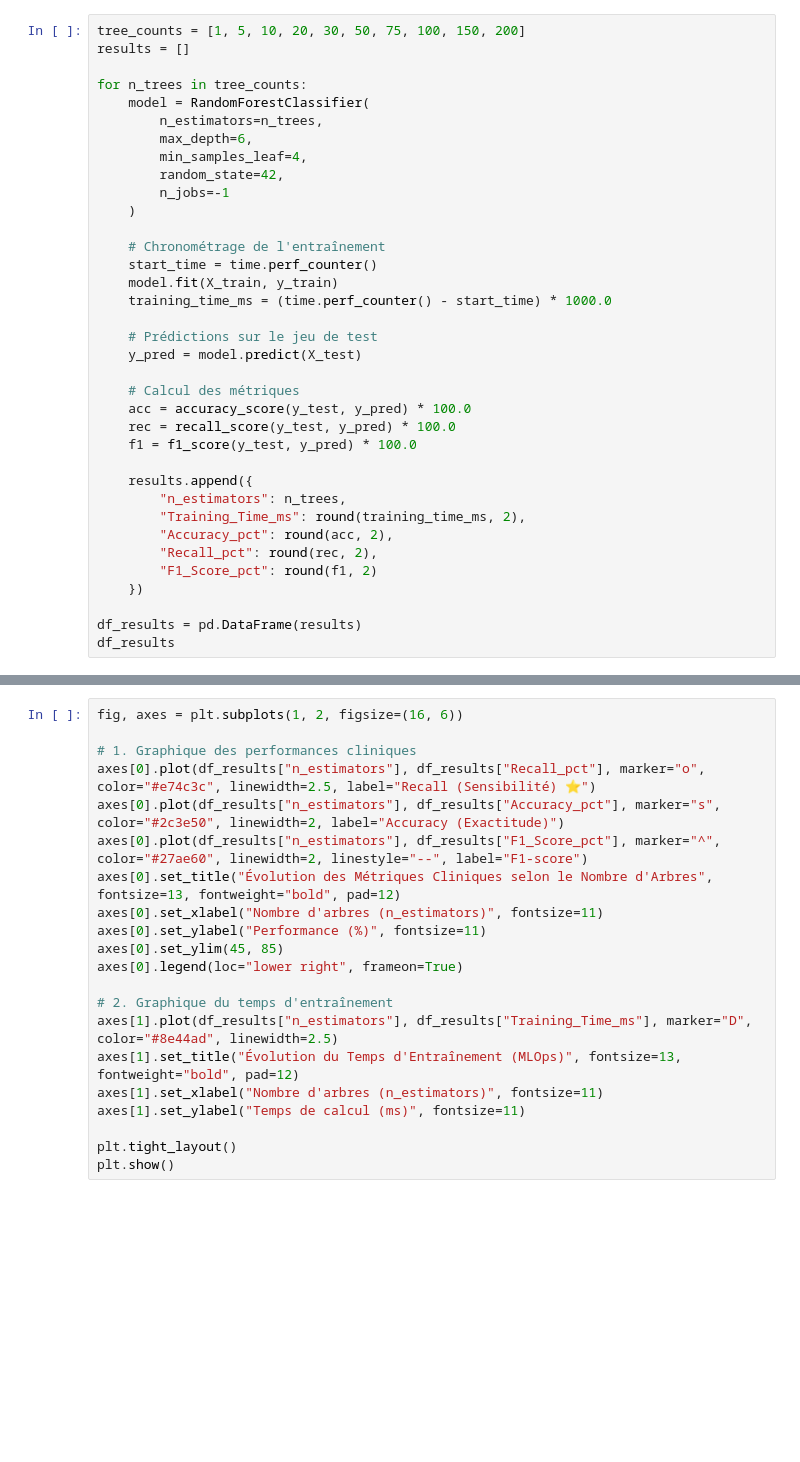
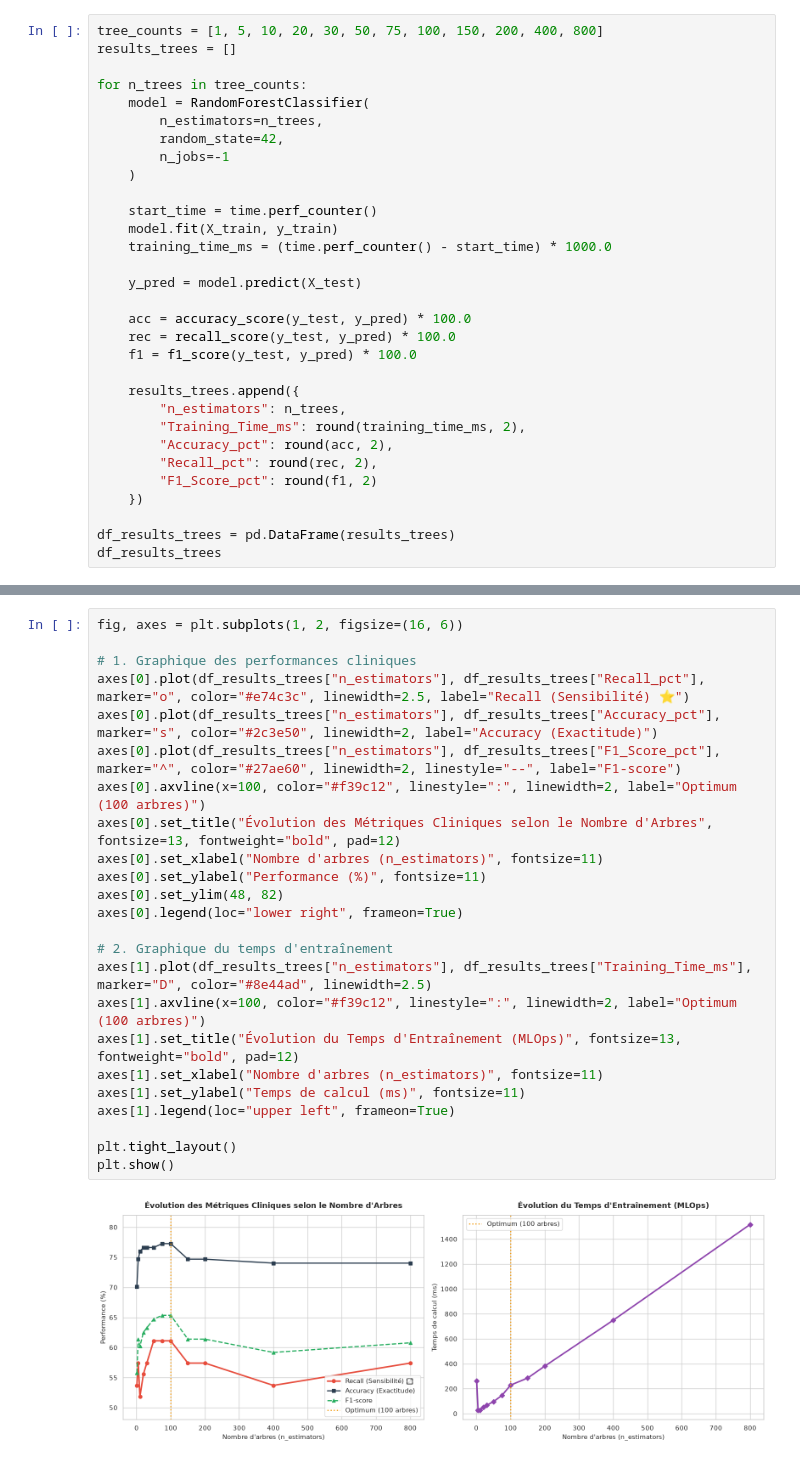
Before and after one commit to Orpheus76/diabetes-risk-prediction, a Jupyter notebook: notebooks/04_model_evolution.ipynb, the cells around one changed output, grey strips where cells are left out. Saved outputs shown, nothing was run; the diff lists cells and outputs as text; blank space fills up the shorter version.

Commit message:
docs(nb04): ajout de l'etude sur 800 arbres et de l'impact de la profondeur maximale sur le temps d'entrainement

```diff
--- a/notebooks/04_model_evolution.ipynb
+++ b/notebooks/04_model_evolution.ipynb
@@ -41,30 +46,25 @@ Pour chaque configuration, nous chronométrons rigoureusement le temps d'entraî
 # %%
-tree_counts = [1, 5, 10, 20, 30, 50, 75, 100, 150, 200]
-results = []
+tree_counts = [1, 5, 10, 20, 30, 50, 75, 100, 150, 200, 400, 800]
+results_trees = []
 
 for n_trees in tree_counts:
     model = RandomForestClassifier(
         n_estimators=n_trees,
-        max_depth=6,
-        min_samples_leaf=4,
         random_state=42,
         n_jobs=-1
     )
 
-    # Chronométrage de l'entraînement
     start_time = time.perf_counter()
     model.fit(X_train, y_train)
     training_time_ms = (time.perf_counter() - start_time) * 1000.0
 
-    # Prédictions sur le jeu de test
     y_pred = model.predict(X_test)
 
-    # Calcul des métriques
     acc = accuracy_score(y_test, y_pred) * 100.0
     rec = recall_score(y_test, y_pred) * 100.0
     f1 = f1_score(y_test, y_pred) * 100.0
 
-    results.append({
+    results_trees.append({
         "n_estimators": n_trees,
         "Training_Time_ms": round(training_time_ms, 2),
         "Accuracy_pct": round(acc, 2),
@@ -72,5 +72,5 @@ for n_trees in tree_counts:
         "F1_Score_pct": round(f1, 2)
     })
 
-df_results = pd.DataFrame(results)
-df_results
+df_results_trees = pd.DataFrame(results_trees)
+df_results_trees
@@ -81,22 +95,27 @@ Nous traçons ci-dessous deux graphiques comparatifs pour analyser simultanémen
 # %%
 fig, axes = plt.subplots(1, 2, figsize=(16, 6))
 
 # 1. Graphique des performances cliniques
-axes[0].plot(df_results["n_estimators"], df_results["Recall_pct"], marker="o", color="#e74c3c", linewidth=2.5, label="Recall (Sensibilité) ⭐")
-axes[0].plot(df_results["n_estimators"], df_results["Accuracy_pct"], marker="s", color="#2c3e50", linewidth=2, label="Accuracy (Exactitude)")
-axes[0].plot(df_results["n_estimators"], df_results["F1_Score_pct"], marker="^", color="#27ae60", linewidth=2, linestyle="--", label="F1-score")
+axes[0].plot(df_results_trees["n_estimators"], df_results_trees["Recall_pct"], marker="o", color="#e74c3c", linewidth=2.5, label="Recall (Sensibilité) ⭐")
+axes[0].plot(df_results_trees["n_estimators"], df_results_trees["Accuracy_pct"], marker="s", color="#2c3e50", linewidth=2, label="Accuracy (Exactitude)")
+axes[0].plot(df_results_trees["n_estimators"], df_results_trees["F1_Score_pct"], marker="^", color="#27ae60", linewidth=2, linestyle="--", label="F1-score")
+axes[0].axvline(x=100, color="#f39c12", linestyle=":", linewidth=2, label="Optimum (100 arbres)")
 axes[0].set_title("Évolution des Métriques Cliniques selon le Nombre d'Arbres", fontsize=13, fontweight="bold", pad=12)
 axes[0].set_xlabel("Nombre d'arbres (n_estimators)", fontsize=11)
 axes[0].set_ylabel("Performance (%)", fontsize=11)
-axes[0].set_ylim(45, 85)
+axes[0].set_ylim(48, 82)
 axes[0].legend(loc="lower right", frameon=True)
 
 # 2. Graphique du temps d'entraînement
-axes[1].plot(df_results["n_estimators"], df_results["Training_Time_ms"], marker="D", color="#8e44ad", linewidth=2.5)
+axes[1].plot(df_results_trees["n_estimators"], df_results_trees["Training_Time_ms"], marker="D", color="#8e44ad", linewidth=2.5)
+axes[1].axvline(x=100, color="#f39c12", linestyle=":", linewidth=2, label="Optimum (100 arbres)")
 axes[1].set_title("Évolution du Temps d'Entraînement (MLOps)", fontsize=13, fontweight="bold", pad=12)
 axes[1].set_xlabel("Nombre d'arbres (n_estimators)", fontsize=11)
 axes[1].set_ylabel("Temps de calcul (ms)", fontsize=11)
+axes[1].legend(loc="upper left", frameon=True)
 
 plt.tight_layout()
 plt.show()
+# %% [output]
+[figure, added]
 # %% [markdown]
```
Also changed, not shown: parts of 11 cells of this notebook, 1 other file.
